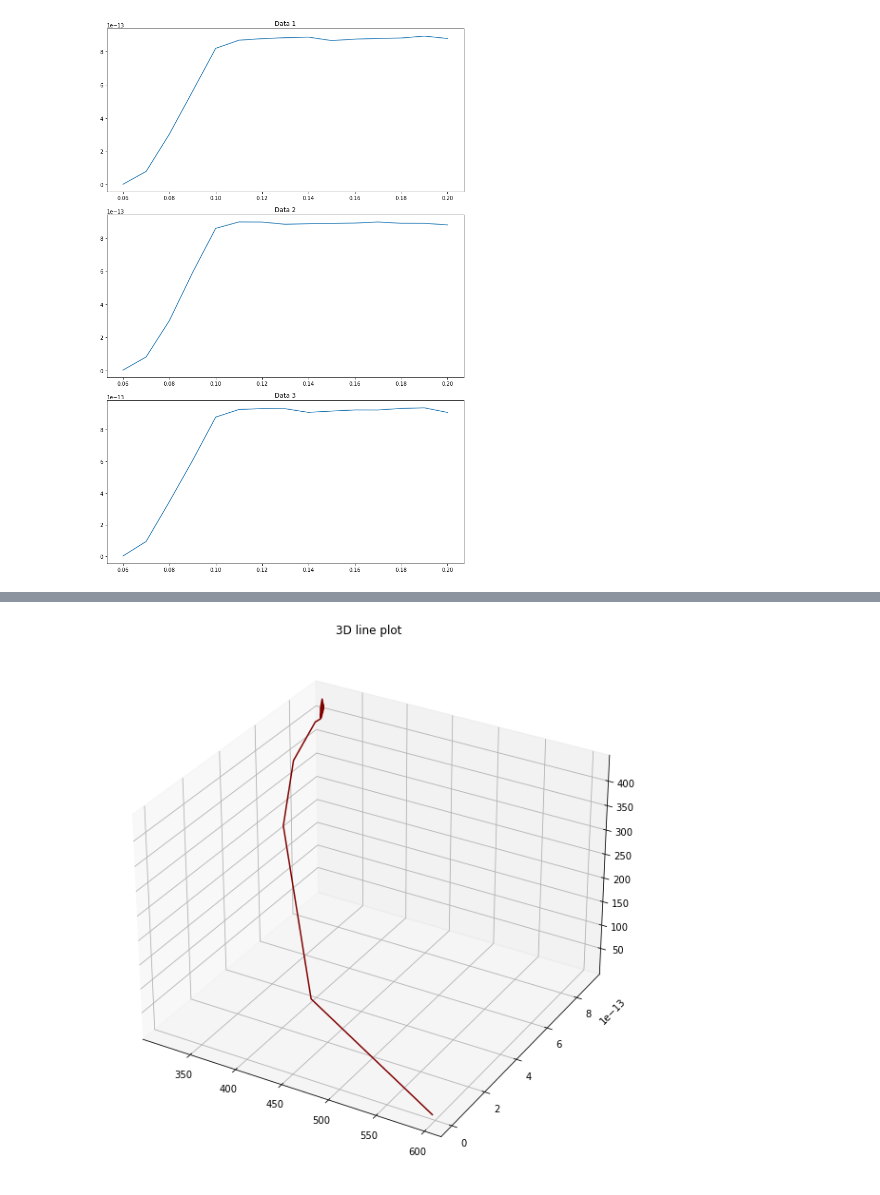
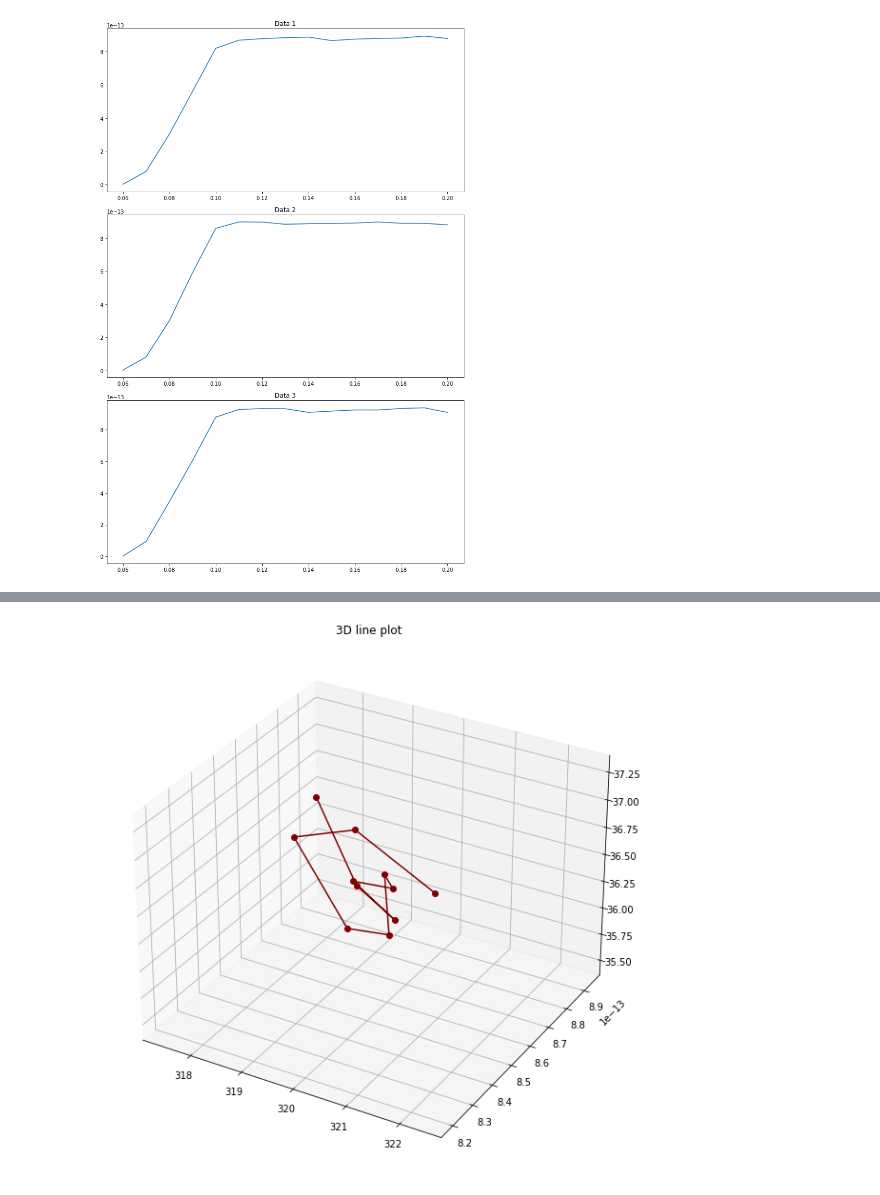
Before and after one commit to nafiul-nipu/Contrails-Python, a Jupyter notebook: contrails preprocessing/IceDataVisualization.ipynb, the cells around one changed output, grey strips where cells are left out. Drawn from its saved outputs; the diff is of its cells as text; code cells hidden in the pictures.

Commit message:
threeD line plot added

```diff
--- a/contrails preprocessing/IceDataVisualization.ipynb
+++ b/contrails preprocessing/IceDataVisualization.ipynb
@@ -189,12 +134,12 @@ plt.show()
 # %%
 fig = plt.figure(figsize=(10,15))
 ax = plt.axes(projection='3d')
-x = contrails1.Temp
-y = contrails1.IceVolume
-z = contrails1.NewIce
+x = contrails1.Temp[0.10:]
+y = contrails1.IceVolume[0.10:]
+z = contrails1.TotalIcePercentage[0.10:]
 
-ax.plot3D(x, y, z, 'maroon')
+ax.plot3D(x, y, z, 'maroon', marker='o')
 ax.set_title('3D line plot')
 plt.show()
 # %% [output]
-[figure, old version]
+[figure, new version]
```
Also changed, not shown: parts of 8 cells of this notebook.
